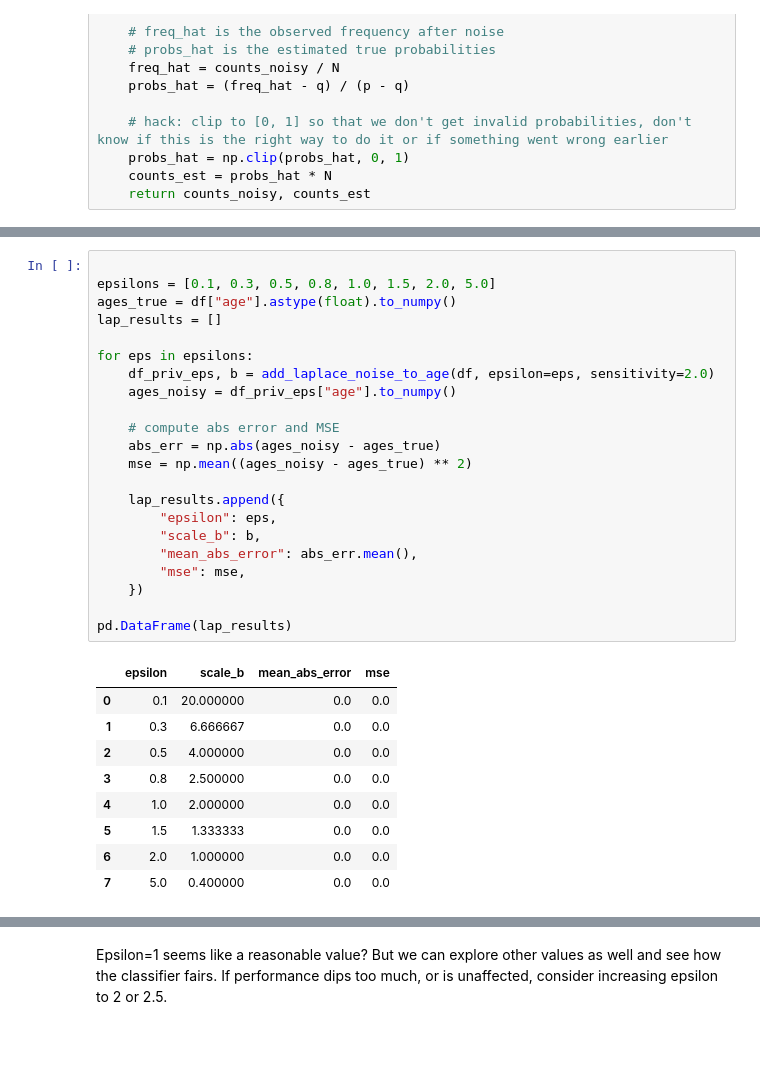
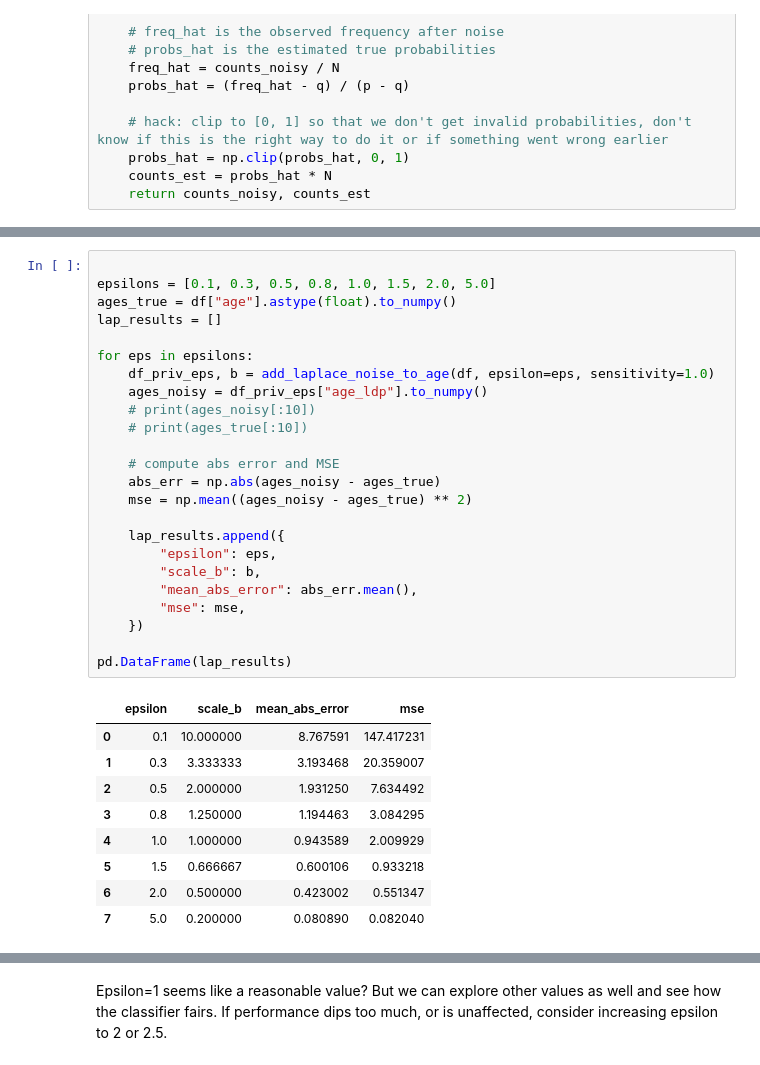
Before and after one commit to kw0jtach/Project_on_responsible_data_science, a Jupyter notebook: DifferentialPrivacy2.ipynb, the cells around one changed output, grey strips where cells are left out. Cells and saved outputs as stored; diff of their text form.

```diff
--- a/DifferentialPrivacy2.ipynb
+++ b/DifferentialPrivacy2.ipynb
@@ -196,35 +205,37 @@ def estimate_counts_from_dp(reports, p, q, k=4):
 # %%
 
 epsilons = [0.1, 0.3, 0.5, 0.8, 1.0, 1.5, 2.0, 5.0]
 ages_true = df["age"].astype(float).to_numpy()
 lap_results = []
 
 for eps in epsilons:
-    df_priv_eps, b = add_laplace_noise_to_age(df, epsilon=eps, sensitivity=2.0)
-    ages_noisy = df_priv_eps["age"].to_numpy()
+    df_priv_eps, b = add_laplace_noise_to_age(df, epsilon=eps, sensitivity=1.0)
+    ages_noisy = df_priv_eps["age_ldp"].to_numpy()
+    # print(ages_noisy[:10])
+    # print(ages_true[:10])
 
     # compute abs error and MSE
     abs_err = np.abs(ages_noisy - ages_true)
     mse = np.mean((ages_noisy - ages_true) ** 2)
 
     lap_results.append({
         "epsilon": eps,
         "scale_b": b,
         "mean_abs_error": abs_err.mean(),
         "mse": mse,
     })
 
 pd.DataFrame(lap_results)
 # %% [output]
 |  | epsilon | scale_b | mean_abs_error | mse |
-| 0 | 0.1 | 20.000000 | 0.0 | 0.0 |
-| 1 | 0.3 | 6.666667 | 0.0 | 0.0 |
-| 2 | 0.5 | 4.000000 | 0.0 | 0.0 |
-| 3 | 0.8 | 2.500000 | 0.0 | 0.0 |
-| 4 | 1.0 | 2.000000 | 0.0 | 0.0 |
-| 5 | 1.5 | 1.333333 | 0.0 | 0.0 |
-| 6 | 2.0 | 1.000000 | 0.0 | 0.0 |
-| 7 | 5.0 | 0.400000 | 0.0 | 0.0 |
+| 0 | 0.1 | 10.000000 | 8.767591 | 147.417231 |
+| 1 | 0.3 | 3.333333 | 3.193468 | 20.359007 |
+| 2 | 0.5 | 2.000000 | 1.931250 | 7.634492 |
+| 3 | 0.8 | 1.250000 | 1.194463 | 3.084295 |
+| 4 | 1.0 | 1.000000 | 0.943589 | 2.009929 |
+| 5 | 1.5 | 0.666667 | 0.600106 | 0.933218 |
+| 6 | 2.0 | 0.500000 | 0.423002 | 0.551347 |
+| 7 | 5.0 | 0.200000 | 0.080890 | 0.082040 |
 # %%
 # build the privatized dataset with Laplace-noisy age
 
```
Also changed, not shown: parts of 7 cells of this notebook.
